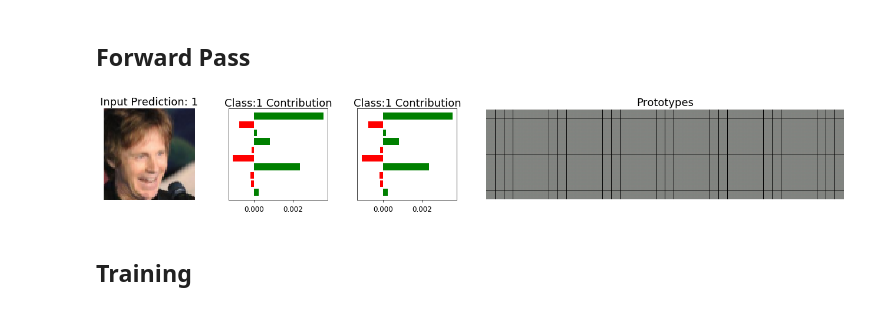
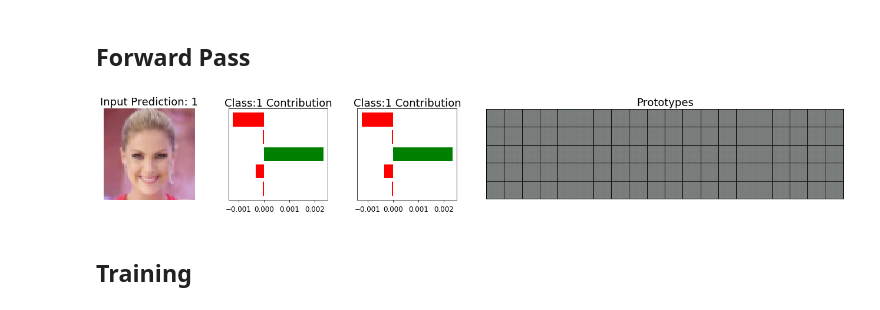
Before and after one commit to AmanDaVinci/DiSENN, a Jupyter notebook: notebooks/02-Train-Baseline-Celeba.ipynb, the cells around one changed output. Cells and saved outputs as stored; diff of their text form; code cells hidden in the pictures.

```diff
--- a/notebooks/02-Train-Baseline-Celeba.ipynb
+++ b/notebooks/02-Train-Baseline-Celeba.ipynb
@@ -64,5 +66,5 @@ fig.tight_layout()
 # %%
-sample_dl = DataLoader(sample_celeba_dataset, batch_size=128, shuffle=True)
+sample_dl = DataLoader(sample_celeba_dataset, batch_size=2, shuffle=True)
 # %%
 x,y = next(iter(sample_dl))
 # %% [markdown]
@@ -150,7 +170,7 @@ optimizer = optim.Adam(conceptizer.parameters())
 conceptizer.train();
 recorder = []
 # %%
-EPOCHS = 100
+EPOCHS = 1000
 BETA = 1
 PRINT_FREQ = 10
 # %%
@@ -216,7 +244,7 @@ plt.imshow(x_reconstruct[0].detach().cpu().numpy().transpose(1,2,0))
 # %% [markdown]
 ## Forward Pass
 # %%
-NUM_CONCEPTS = 10
+NUM_CONCEPTS = 5
 NUM_CLASS = 2
 # %%
 conceptizer = VaeConceptizer(NUM_CONCEPTS)
@@ -225,13 +253,13 @@ parameterizer = ConvParameterizer(NUM_CONCEPTS, NUM_CLASS)
 # %%
 aggregator = SumAggregator(NUM_CLASS)
 # %%
-disenn = DiSENN(conceptizer, parameterizer, aggregator)
+disenn = DiSENN(conceptizer, parameterizer, aggregator).to(device)
 # %%
 y_pred, explanation, x_construct = disenn(x)
 # %%
-disenn.explain(x[0], 1, show=True, num_prototypes=40)
+disenn.explain(x[0], 1, show=True, num_prototypes=20)
 # %% [output]
-[figure, old version]
+[figure, new version]
 # %% [markdown]
 ## Training
 # %%
```
Also changed, not shown: parts of 41 cells of this notebook.
